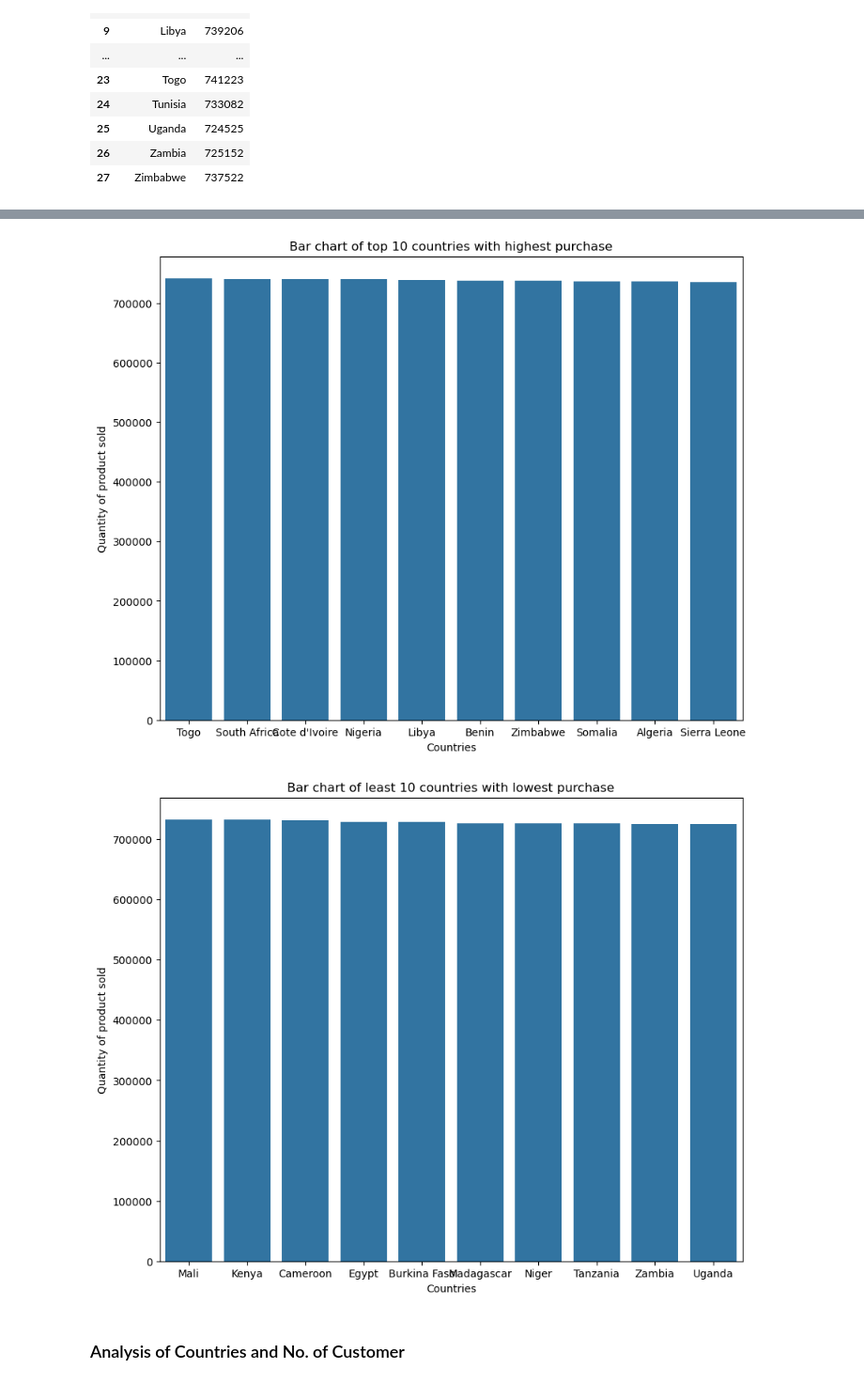
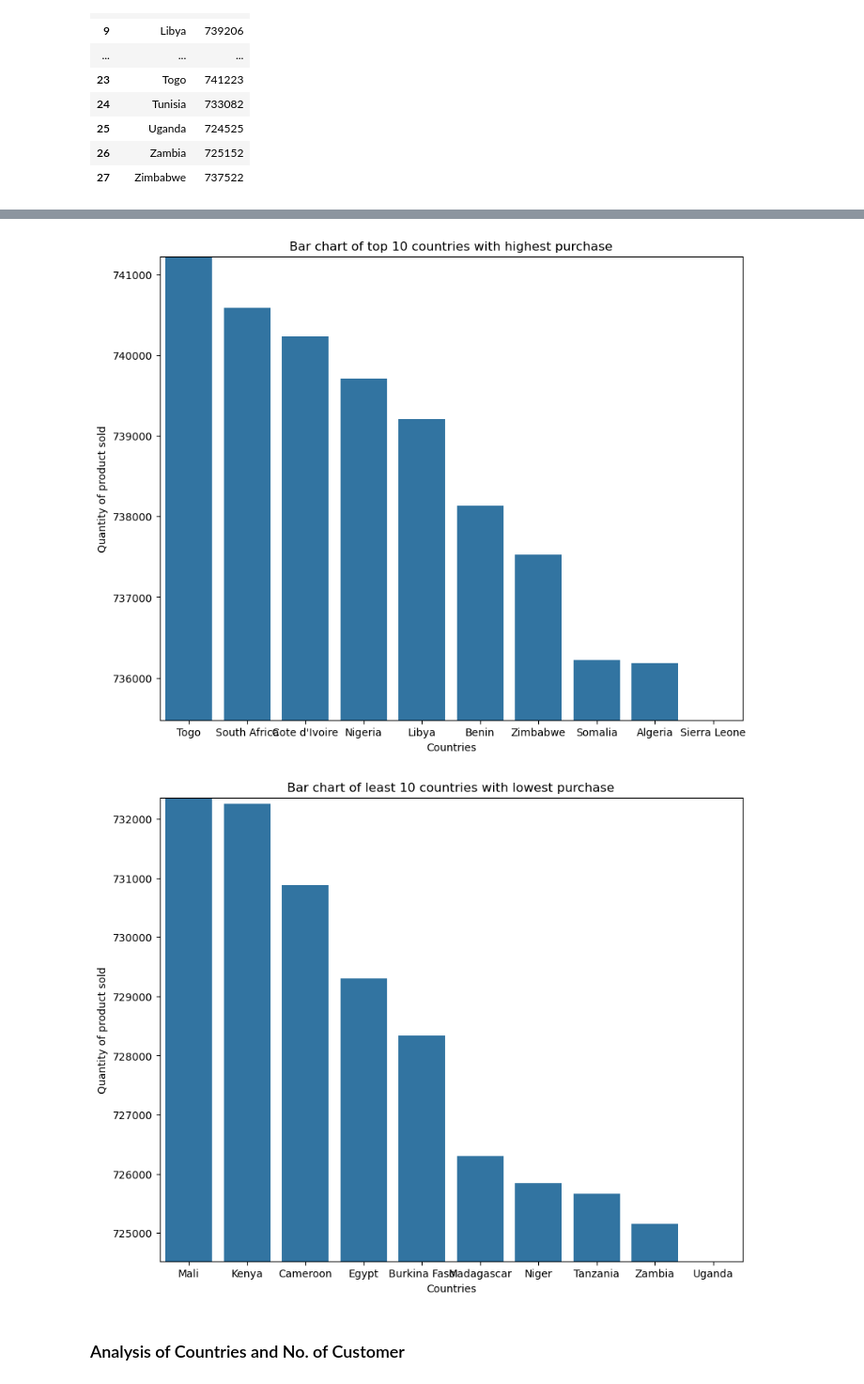
Before and after one commit to willifet/Cohort_Analysis_for_E-shop_Pro, a Jupyter notebook: Notebook/Cohort_Analysis.ipynb, the cells around one changed output, grey strips where cells are left out. Shown at 94% size. Cells and saved outputs as stored; diff of their text form; code cells hidden in the pictures.

```diff
--- a/Notebook/Cohort_Analysis.ipynb
+++ b/Notebook/Cohort_Analysis.ipynb
@@ -77,6 +78,10 @@ memory usage: 27.9+ MB
 # %%
 #convert to Datetime format
 data['InvoiceDate'] = pd.to_datetime(data['InvoiceDate'])
+
+#Create folder one level up
+output_dir = os.path.join(os.path.dirname(os.getcwd()), 'visualization')
+os.makedirs(output_dir, exist_ok=True)
 # %% [markdown]
 ### Exploratory Data Analysis
 # %%
@@ -126,21 +131,32 @@ ax = sns.barplot(x = 'Country', y = 'Quantity', data = top_10_country)
 plt.xlabel('Countries')
 plt.ylabel('Quantity of product sold')
 plt.title('Bar chart of top 10 countries with highest purchase')
+plt.ylim(735477, 741223)
+
+#Save as PNG
+output_path = os.path.join(output_dir, 'Bar chart of top 10 countries with highest purchase.png')
+plt.savefig(output_path)
+
 plt.show()
 # %% [output]
-[figure, old version]
+[figure, new version]
 # %%
 #To visualise the least 10 countries
 
 least_10_country = quantity_by_country.tail(10)
 plt.figure(figsize=(10,8))
 ax = sns.barplot(x = 'Country', y = 'Quantity', data = least_10_country)
 plt.xlabel('Countries')
 plt.ylabel('Quantity of product sold')
 plt.title('Bar chart of least 10 countries with lowest purchase')
+plt.ylim(724525, 732358)
+
+#save as png
+output_path = os.path.join(output_dir, 'Bar chart of least 10 countries with lowest purchase')
+plt.savefig(output_path)
 plt.show()
 # %% [output]
-[figure, old version]
+[figure, new version]
 # %% [markdown]
 ### Analysis of Countries and No. of Customer
 # %%
```
Also changed, not shown: parts of 8 cells of this notebook, 10 other files.
